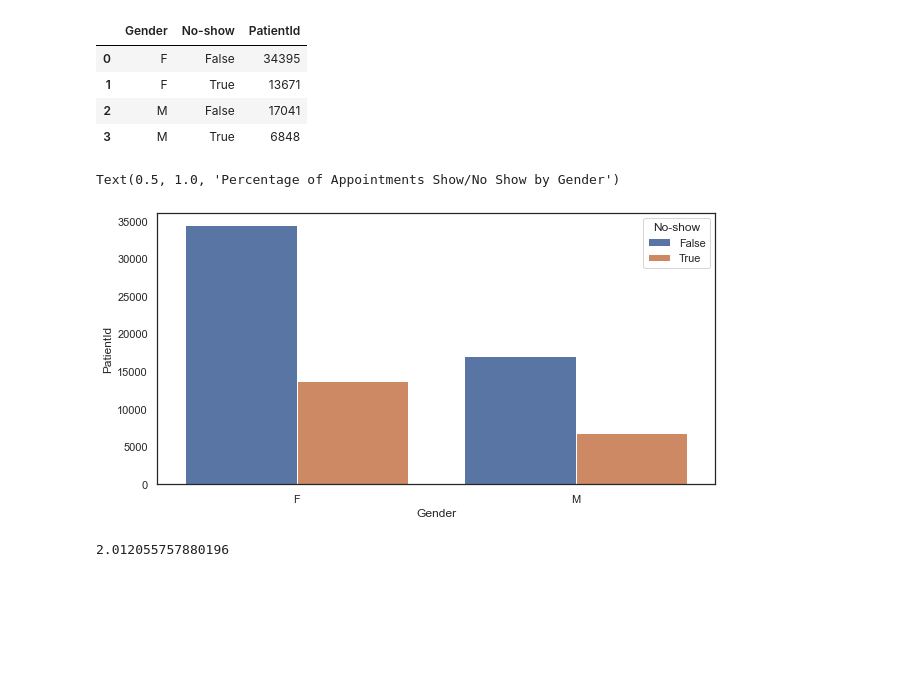
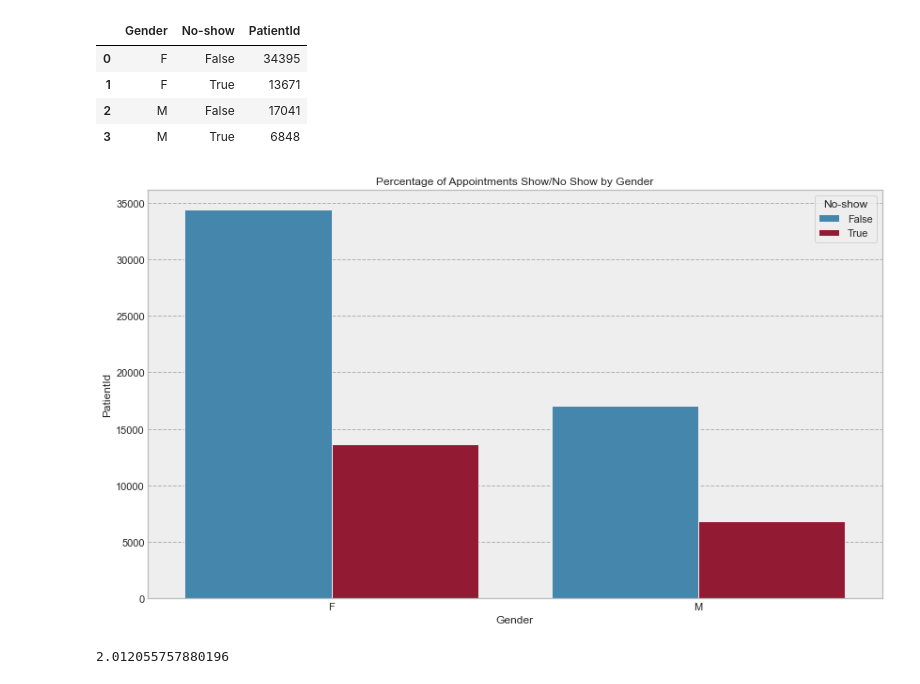
Before and after one commit to skacem/Business-Analytics, a Jupyter notebook: Misc/Medical_appointment_analysis.ipynb, the cells around one changed output. Cells and saved outputs as stored; diff of their text form; code cells hidden in the pictures; blank space fills up the shorter version.

```diff
--- a/Misc/Medical_appointment_analysis.ipynb
+++ b/Misc/Medical_appointment_analysis.ipynb
@@ -519,7 +518,8 @@ Name: No-show, dtype: float64
 That the no-show rate by infants and children until 15 years old, is larger than average, was to be expected.  Even if I don't have the right explanation for that. Clearly something need to be done here. Like a second call one or two days before the appointment to confirm the attendance or it is automatically canceled.
 # %%
 # Look at the distribution of Age
-sns.set(context='notebook', style='white', rc={"figure.figsize": (16, 3)})
+sns.set(context='notebook', rc={"figure.figsize": (16, 3)})
+plt.style.use('bmh')
 dist_age = sns.boxplot(x=df[df['Age']>15]['Age'])
 dist_age.set_title("Age Distribution by Patients Older than 15")
 plt.show()
@@ -550,7 +550,7 @@ df['AgeGroup'].value_counts()
 Name: AgeGroup, dtype: int64
 # %%
 # appointment attendance by age
-plt.style.use('Solarize_Light2')
+plt.rcParams["figure.figsize"] = (14,8)
 g = df.groupby('AgeGroup')['No-show'].value_counts(normalize=True).unstack().plot(kind='bar', figsize=(20,5))
 g.set_title("Percentage of Appointments Show/No Show by Age", fontsize=14);
 # %% [output]
@@ -560,7 +560,7 @@ The No-show rate of `0-15` looks similar to the `36-45`, perhaps because their p
 Looking at patients over 16 years old, we can see that there is a linear relationship between age and the rate of 'no-show': The older, the lower the `no-show` rate.
 So the 5th null-hypothesis is not true.
 # %%
-sns.set(context='notebook', style='white', rc={"figure.figsize": (10, 5)})
+sns.set_context('notebook', rc={"figure.figsize": (12, 7)})
 g = sns.catplot(data=df, y='No-show', col='AgeGroup', col_wrap=4,
                 x='WaitingPeriods', kind='bar', sharex=False, palette='RdBu')
 g.fig.subplots_adjust(top=0.9)
@@ -586,11 +586,10 @@ gender_tbl
 | 3 | M | True | 6848 |
 # %%
 # appointment attendance by gender
-sns.barplot(data=gender_tbl, y='PatientId', x='Gender',  hue='No-show', )
-gender.set_title("Percentage of Appointments Show/No Show by Gender")
+g = sns.barplot(data=gender_tbl, y='PatientId', x='Gender',  hue='No-show', )
+g.set_title("Percentage of Appointments Show/No Show by Gender");
 # %% [output]
-Text(0.5, 1.0, 'Percentage of Appointments Show/No Show by Gender')
-[figure, old version]
+[figure, new version]
 # %%
 gender_tbl[gender_tbl['Gender']=='F']['PatientId'].sum()/gender_tbl[gender_tbl['Gender']=='M']['PatientId'].sum()
 # %% [output]
```
Also changed, not shown: parts of 32 cells of this notebook.
